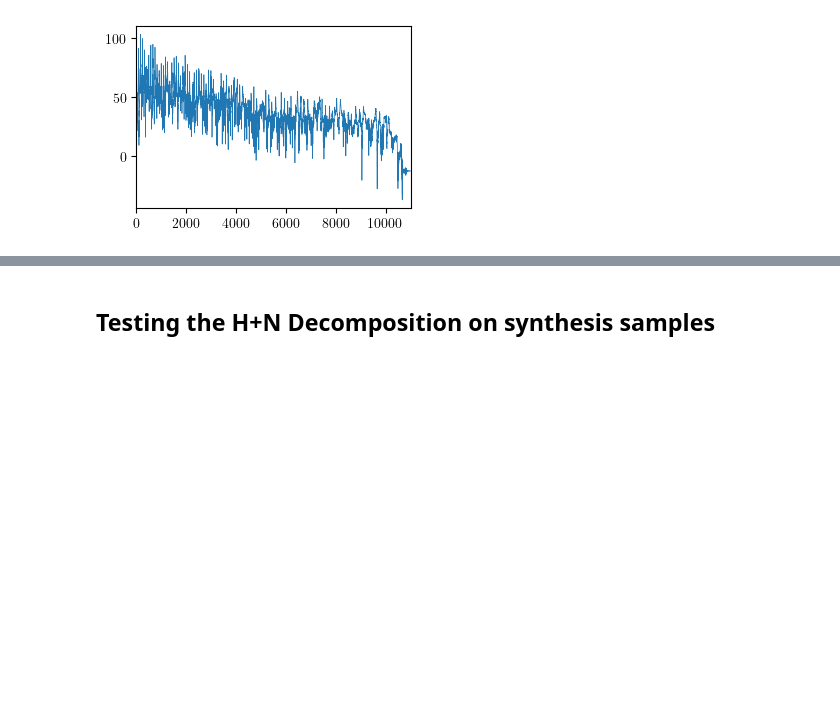
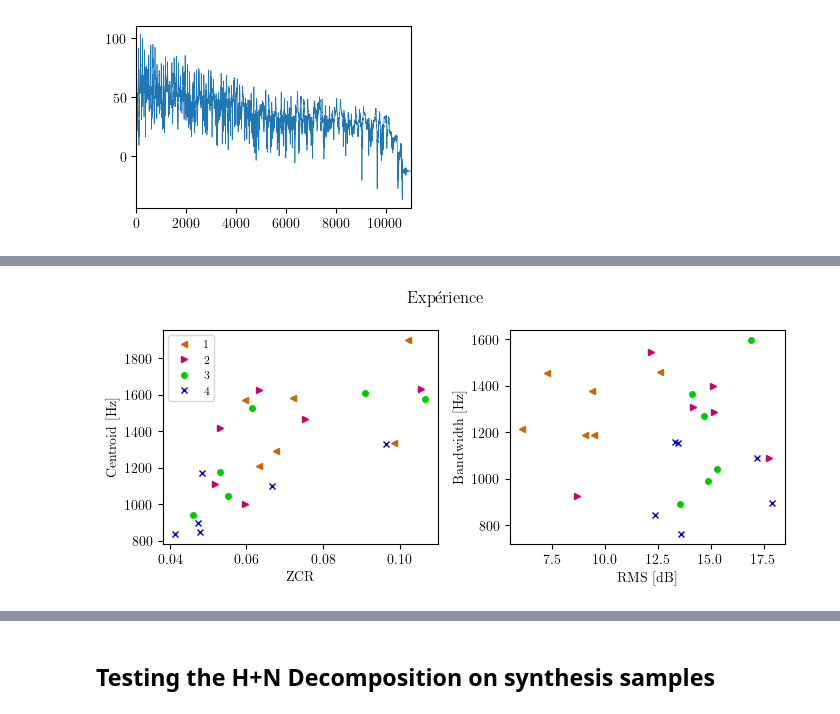
Before and after one commit to peladeaucome/ATIAM-PAM-AnalyseInstruments, a Jupyter notebook: Notebooks/come_cartographie.ipynb, the cells around one changed output, grey strips where cells are left out. Drawn from its saved outputs; the diff is of its cells as text; code cells hidden in the pictures; blank space fills up the shorter version.

```diff
--- a/Notebooks/come_cartographie.ipynb
+++ b/Notebooks/come_cartographie.ipynb
@@ -302,3 +218,96 @@ def compute_features(
+# %%
+##Parameters
+window_length = 32
+hop_length = window_length//4
+window_type = 'hann'
+ester_factor = 10
+
+num_bands = 24
+
+folder_mesures = os.path.join(
+    '..',
+    '..',
+    'Mesures',
+    'Mesures_2023.01.27_LAM')
+
+list_tables = ['Medium_1', 'Medium_2', 'Metal', 'Plexi']
+list_tables = ['Medium_1']
+list_cordes = ['C_1', 'C_2', 'C_3', 'C_4', 'C_5', 'C_6']
+#list_cordes = ['C_3']
+list_plectres = ['P_1', 'P_2', 'P_3', 'P_4']
+
+color_list = [(.8, .4, 0), (.8, 0, .4), (0, .8, 0), (0, 0, .8)]
+marker_list = ['<', '>', 'o', 'x']
+sr_hz = 16000
+
+ylim = [0,0]
+_, ax = plt.subplots(nrows=  1, ncols = 2,figsize = (18/cm, 8/cm))
+for p_idx, plectre_str in enumerate(list_plectres):
+    color  = color_list[p_idx]
+    marker = marker_list[p_idx]
+
+    centroid_list = []
+    bandwidth_list = []
+    RMS_list = []
+    ZCR_list = []
+    for corde_str in list_cordes:
+        for i, table_str in enumerate(list_tables):
+            file_name = os.path.join(
+                folder_mesures,
+                table_str,
+                'Corde_Acier',
+                corde_str + '_' + plectre_str+ '.mat'
+            )
+            data = scipy.io.loadmat(file_name)
+            sr_hz_old =  data['fs'][0,0]
+            x = data['acc_t'][:,0].T
+
+            start_idx = np.argmax(np.abs(sig.hilbert(x)))
+            x = x[start_idx:start_idx+int(3*sr_hz_old)]
+            x = librosa.resample(y=x, orig_sr = sr_hz_old, target_sr = sr_hz)
+            t = np.arange(len(x))/sr_hz
+
+            xHarmo, xNoise = multiband_HN(
+                np.real(x),
+                tracking_method = 'FAPI',
+                num_bands = num_bands,
+                ester_factor=ester_factor,
+                window_length=window_length,
+                hop_length=hop_length,
+                FAPI_beta = .95)
+
+            x_fft = np.fft.rfft(np.real(xHarmo))
+            f = np.fft.rfftfreq(len(xHarmo), 1/sr_hz)
+
+            spectral_centroid = compute_spectralCentroid(
+                x_fft, f)
+            spectral_bandwidth = compute_spectralBandwidth(
+                x_fft, f, order = 2, centroid = spectral_centroid)
+            RMS = compute_RMS(x)
+            ZCR = compute_ZCR(x)
+
+            centroid_list.append(spectral_centroid)
+            bandwidth_list.append(spectral_bandwidth)
+            RMS_list.append(dB20(RMS))
+            ZCR_list.append(ZCR)
+    ax[0].plot(ZCR_list, centroid_list, linestyle = ' ', marker = marker, color = color, label = plectre_str[2], markersize = 4)
+    ax[0].set_xlabel('ZCR')
+    ax[0].set_ylabel('Centroid [Hz]')
+
+    ax[1].plot(RMS_list, bandwidth_list, linestyle = ' ', marker = marker, color = color, label = plectre_str[2], markersize = 4)
+    ax[1].set_xlabel('RMS [dB]')
+    ax[1].set_ylabel('Bandwidth [Hz]')
+
+    if table_str == 'Metal':
+        metalMesRMS = np.mean(RMS_list)
+#ax.set_title('Données mesurées')
+ax[0].legend(prop = {'size' : 8})
+plt.suptitle("Expérience")
+plt.tight_layout()
+
+plt.show()
+# %% [output]
+[figure, added]
 # %%
 ##Parameters
 window_length = 32
```
Also changed, not shown: parts of 11 cells of this notebook, 5 other files.
